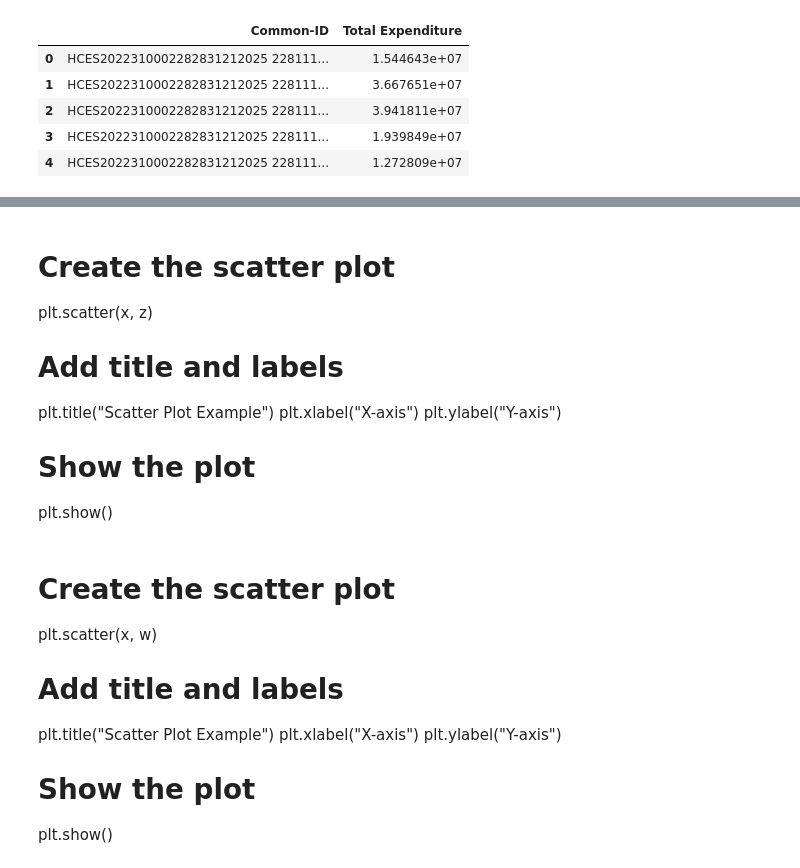
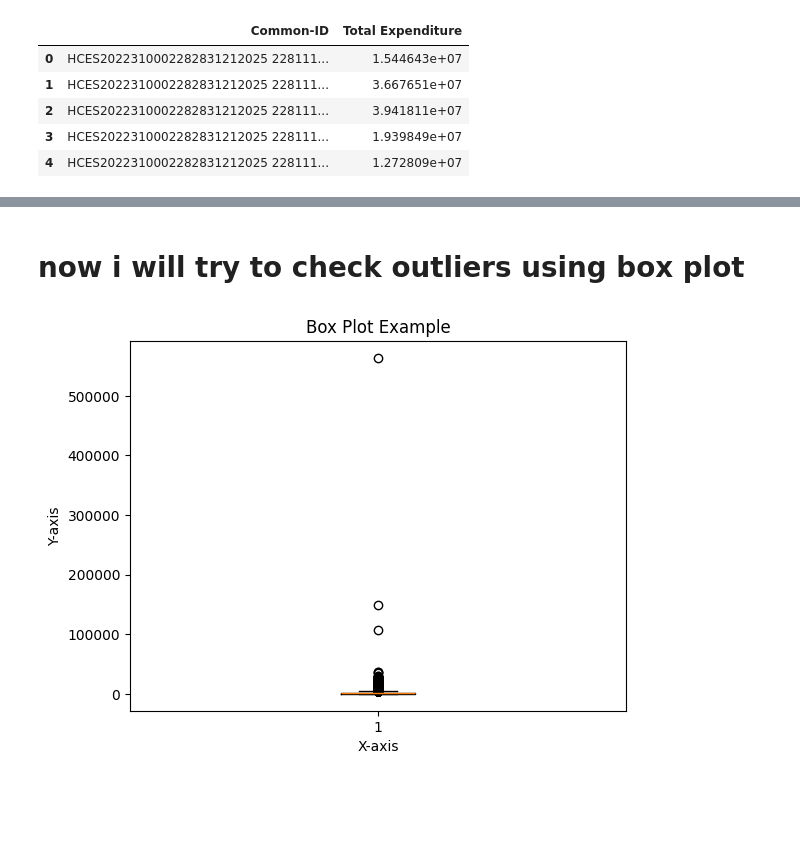
Before and after one commit to yogendrasinghyadav/Hces_data_persentage_trail, a Jupyter notebook: data.ipynb, the cells around one changed output, grey strips where cells are left out. Saved outputs shown, nothing was run; the diff lists cells and outputs as text; code cells hidden in the pictures; blank space fills up the shorter version.

```diff
--- a/data.ipynb
+++ b/data.ipynb
@@ -619,22 +584,18 @@ plt.show()
-# %% [markdown]
-# Create the scatter plot
-plt.scatter(x, z)
-
-# Add title and labels
-plt.title("Scatter Plot Example")
-plt.xlabel("X-axis")
-plt.ylabel("Y-axis")
-
-# Show the plot
-plt.show()
-# %% [markdown]
-# Create the scatter plot
-plt.scatter(x, w)
-
-# Add title and labels
-plt.title("Scatter Plot Example")
-plt.xlabel("X-axis")
-plt.ylabel("Y-axis")
-
-# Show the plot
-plt.show()
+# %% [markdown]
+# now i will try to check outliers using box plot
+# %%
+# Data for the box plot
+data = temp1['Monthly Value']
+
+# Create the box plot
+plt.boxplot(data)
+
+# Add title and labels
+plt.title("Box Plot Example")
+plt.xlabel("X-axis")
+plt.ylabel("Y-axis")
+
+# Show the plot
+plt.show()
+# %% [output]
+[figure, added]
```
Also changed, not shown: parts of 59 cells of this notebook.
